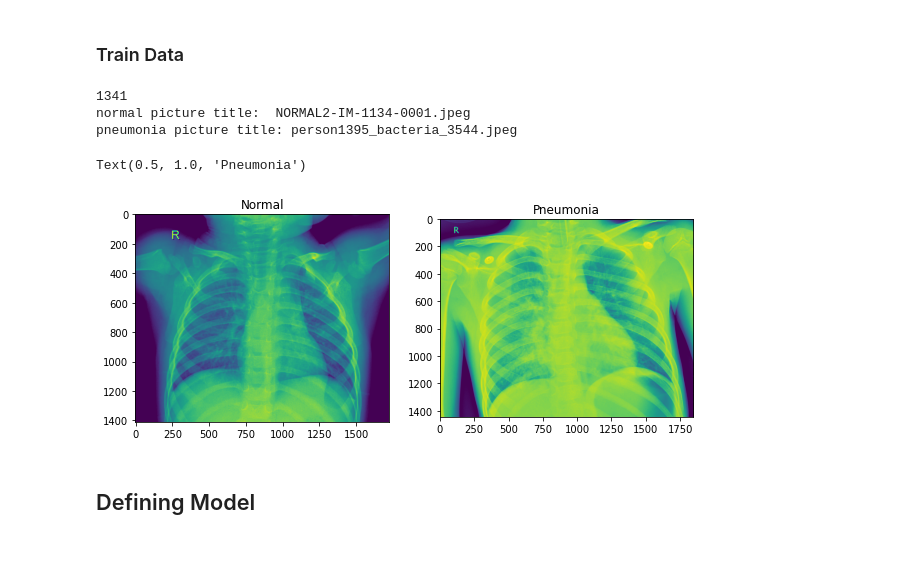
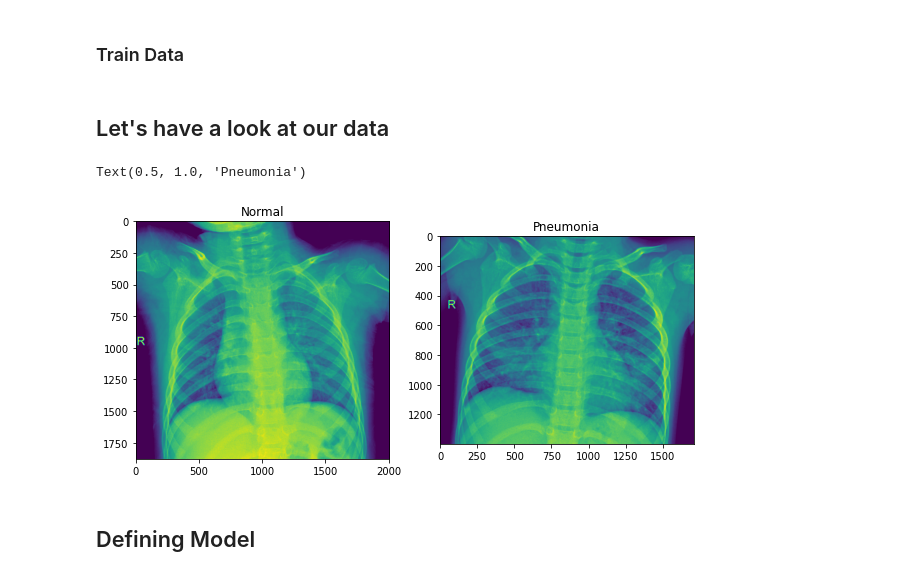
Before and after one commit to risx3/CNN-Chest-Xray-Images-Pneumonia, a Jupyter notebook: chest-xray-images-pneumonia.ipynb, the cells around one changed output. Cells and saved outputs as stored; diff of their text form; code cells hidden in the pictures; blank space fills up the shorter version.

```diff
--- a/chest-xray-images-pneumonia.ipynb
+++ b/chest-xray-images-pneumonia.ipynb
@@ -56,40 +54,31 @@ os.listdir(train_folder)
 train_n = train_folder+'NORMAL/'
 train_p = train_folder+'PNEUMONIA/'
+# %% [markdown]
+## Let's have a look at our data
 # %%
 #Normal pic
-print(len(os.listdir(train_n)))
-rand_norm= np.random.randint(0,len(os.listdir(train_n)))
+rand_norm = np.random.randint(0,len(os.listdir(train_n)))
 norm_pic = os.listdir(train_n)[rand_norm]
-print('normal picture title: ',norm_pic)
-
-norm_pic_address = train_n+norm_pic
+norm_pic_address = train_n + norm_pic
 
 #Pneumonia
 rand_p = np.random.randint(0,len(os.listdir(train_p)))
+pne_pic =  os.listdir(train_p)[rand_p]
+pne_pic_address = train_p + pne_pic
 
-sic_pic =  os.listdir(train_p)[rand_norm]
-sic_address = train_p+sic_pic
-print('pneumonia picture title:', sic_pic)
+#Let's plot these images
+f = plt.figure(figsize= (10,6))
 
-# Load the images
-norm_load = Image.open(norm_pic_address)
-sic_load = Image.open(sic_address)
-
-#Let's plt these images
-f = plt.figure(figsize= (10,6))
 a1 = f.add_subplot(1,2,1)
-img_plot = plt.imshow(norm_load)
+img_plot = plt.imshow(Image.open(norm_pic_address))
 a1.set_title('Normal')
 
 a2 = f.add_subplot(1, 2, 2)
-img_plot = plt.imshow(sic_load)
+img_plot = plt.imshow(Image.open(pne_pic_address))
 a2.set_title('Pneumonia')
 # %% [output]
-1341
-normal picture title:  NORMAL2-IM-1134-0001.jpeg
-pneumonia picture title: person1395_bacteria_3544.jpeg
+Text(0.5, 1.0, 'Pneumonia')
-Text(0.5, 1.0, 'Pneumonia')
-[figure, old version]
+[figure, new version]
 # %% [markdown]
 ## Defining Model
 # %%
```
Also changed, not shown: parts of 17 cells of this notebook.
